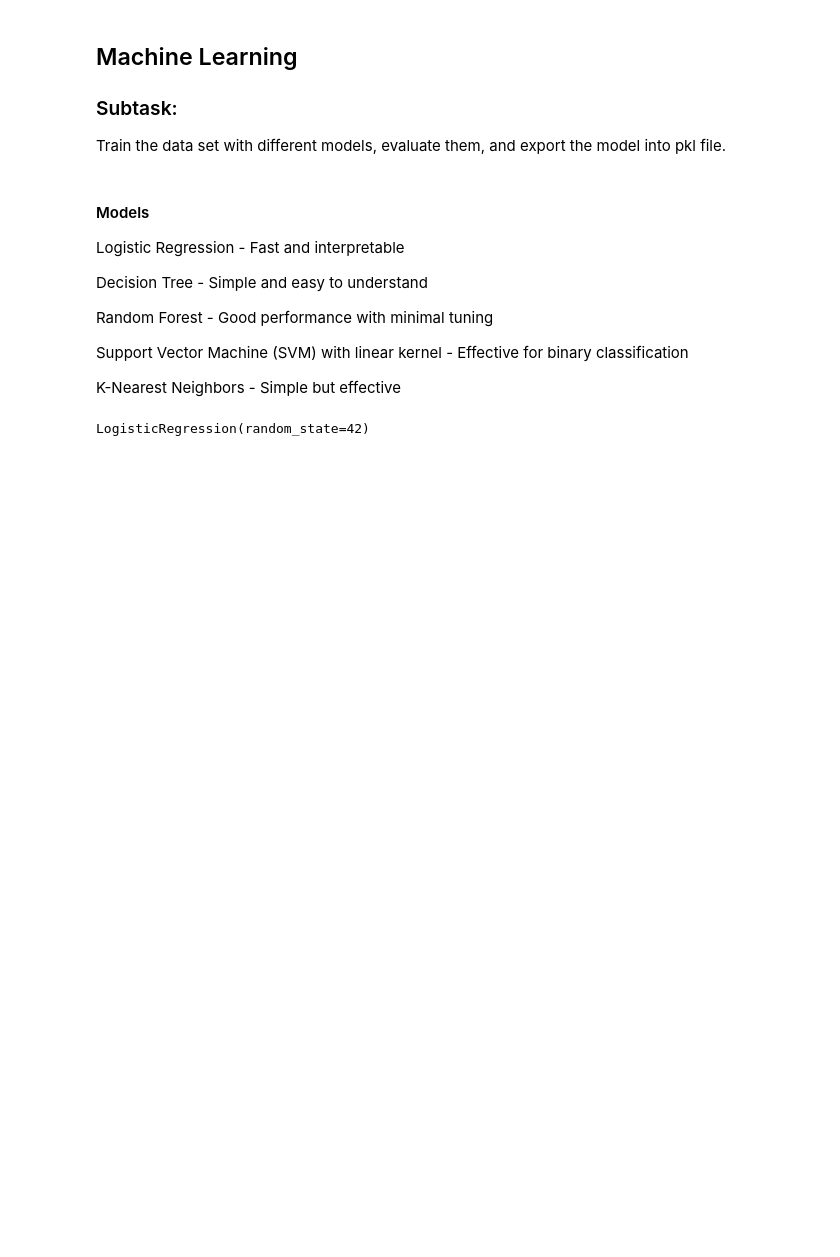
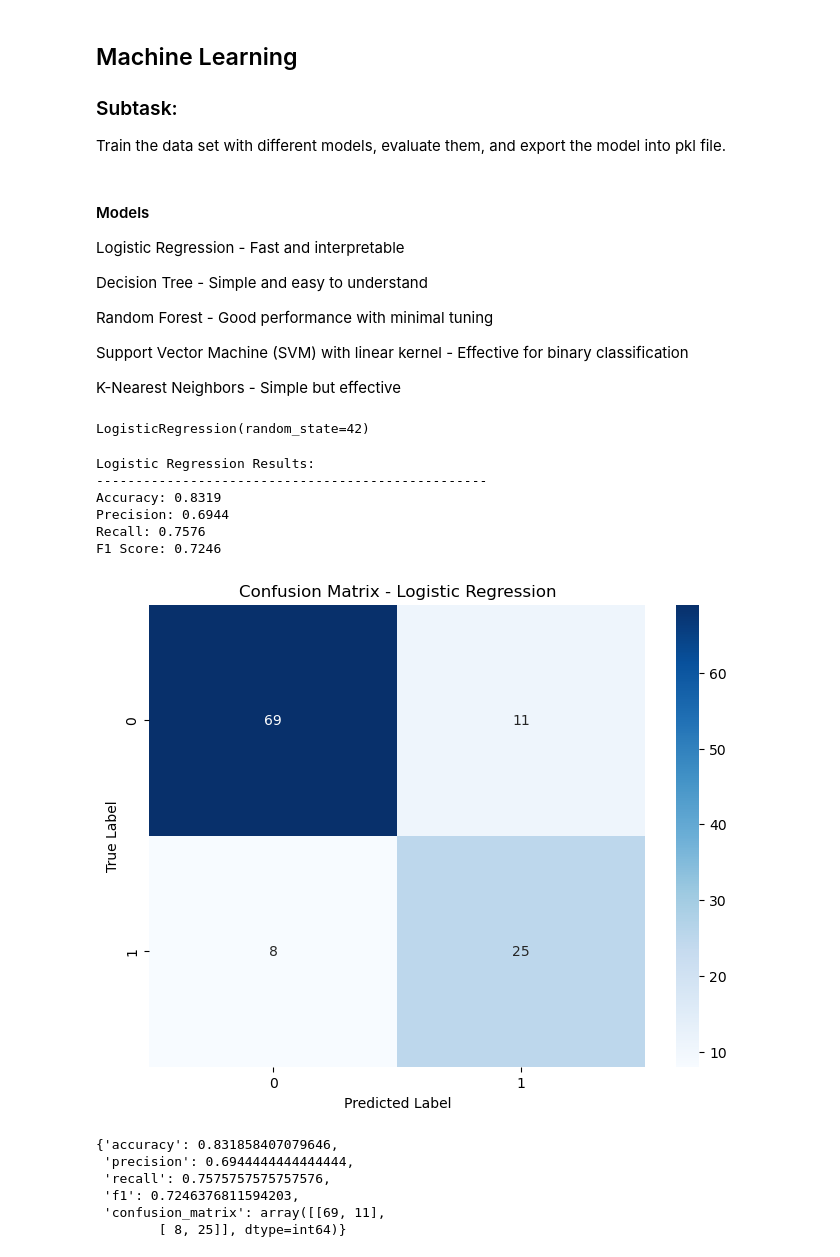
Before and after one commit to halchemylab/Autism_Prediction_Machine_Learning_Project, a Jupyter notebook: analysis.ipynb, the cells around one changed output. Saved outputs shown, nothing was run; the diff lists cells and outputs as text; code cells hidden in the pictures; blank space fills up the shorter version.

Commit message:
- Output logistic regression model stats

```diff
--- a/analysis.ipynb
+++ b/analysis.ipynb
@@ -553,0 +552,16 @@ model_results(y_true, y_pred, model_name=lr)
+# %%
+model_results(y_test, y_pred_lr, model_name="Logistic Regression")
+# %% [output]
+Logistic Regression Results:
+--------------------------------------------------
+Accuracy: 0.8319
+Precision: 0.6944
+Recall: 0.7576
+F1 Score: 0.7246
+[figure, added]
+{'accuracy': 0.831858407079646,
+ 'precision': 0.6944444444444444,
+ 'recall': 0.7575757575757576,
+ 'f1': 0.7246376811594203,
+ 'confusion_matrix': array([[69, 11],
+        [ 8, 25]], dtype=int64)}
```
Also changed, not shown: parts of 1 cell of this notebook.
